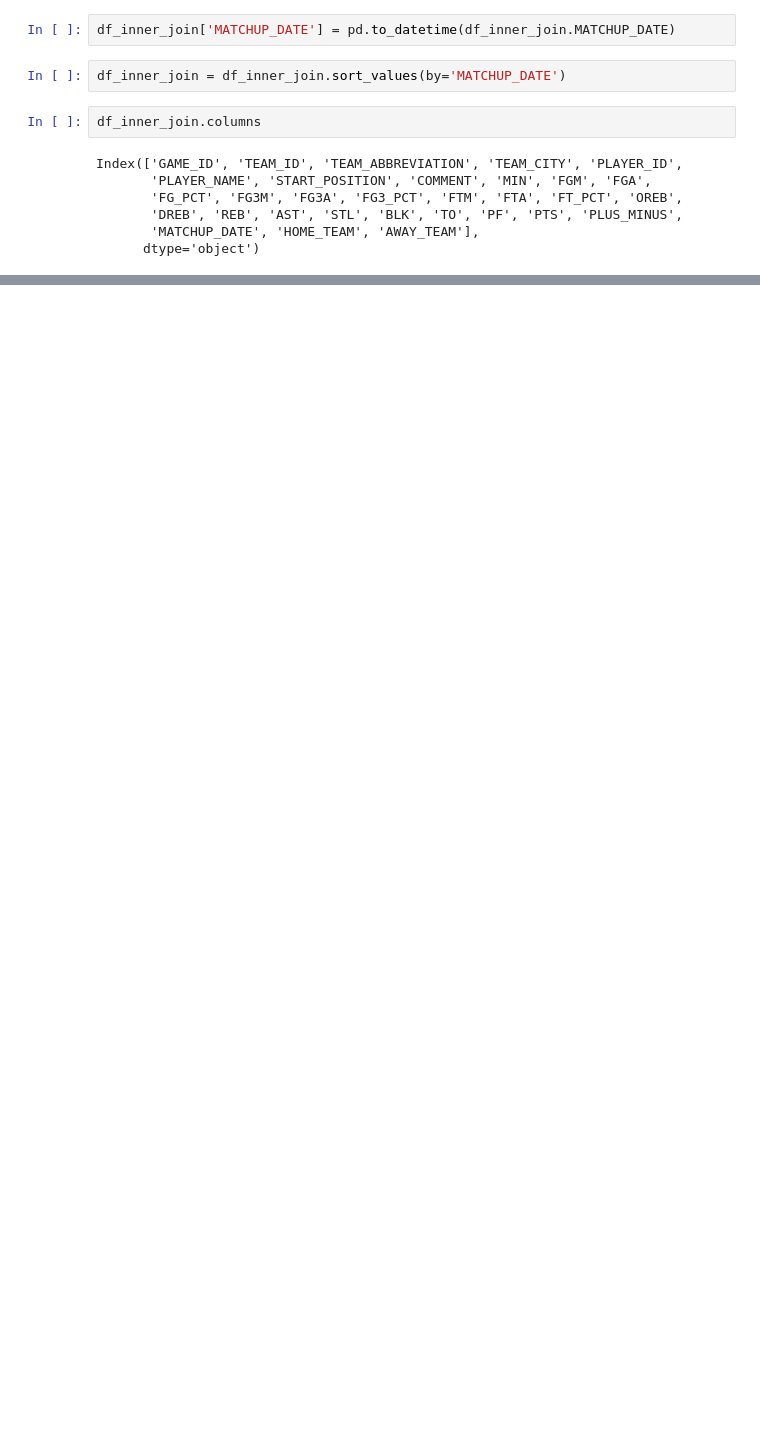
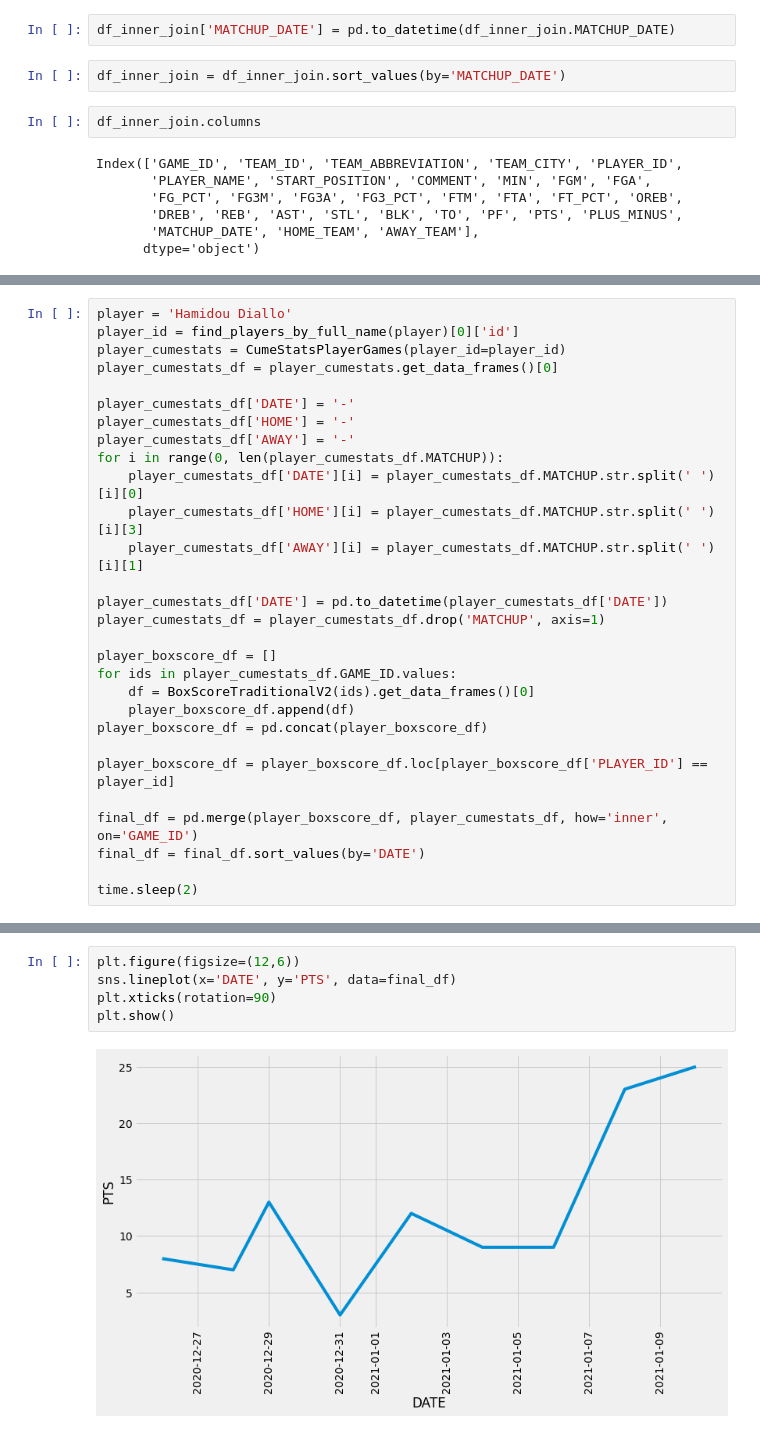
Before and after one commit to Sba121/basketball_analytics, a Jupyter notebook: Mini projects/Yahoo_Fantasy_Team_2020-2021.ipynb, the cells around one changed output, grey strips where cells are left out. Saved outputs shown, nothing was run; the diff lists cells and outputs as text; blank space fills up the shorter version.

```diff
--- a/Mini projects/Yahoo_Fantasy_Team_2020-2021.ipynb
+++ b/Mini projects/Yahoo_Fantasy_Team_2020-2021.ipynb
@@ -448,0 +429,29 @@ Al Horford
+# %%
+player = 'Hamidou Diallo'
+player_id = find_players_by_full_name(player)[0]['id']
+player_cumestats = CumeStatsPlayerGames(player_id=player_id)
+player_cumestats_df = player_cumestats.get_data_frames()[0]
+
+player_cumestats_df['DATE'] = '-'
+player_cumestats_df['HOME'] = '-'
+player_cumestats_df['AWAY'] = '-'
+for i in range(0, len(player_cumestats_df.MATCHUP)):
+    player_cumestats_df['DATE'][i] = player_cumestats_df.MATCHUP.str.split(' ')[i][0]
+    player_cumestats_df['HOME'][i] = player_cumestats_df.MATCHUP.str.split(' ')[i][3]
+    player_cumestats_df['AWAY'][i] = player_cumestats_df.MATCHUP.str.split(' ')[i][1]
+
+player_cumestats_df['DATE'] = pd.to_datetime(player_cumestats_df['DATE'])
+player_cumestats_df = player_cumestats_df.drop('MATCHUP', axis=1)
+
+player_boxscore_df = []
+for ids in player_cumestats_df.GAME_ID.values:
+    df = BoxScoreTraditionalV2(ids).get_data_frames()[0]
+    player_boxscore_df.append(df)
+player_boxscore_df = pd.concat(player_boxscore_df)
+
+player_boxscore_df = player_boxscore_df.loc[player_boxscore_df['PLAYER_ID'] == player_id]
+
+final_df = pd.merge(player_boxscore_df, player_cumestats_df, how='inner', on='GAME_ID')
+final_df = final_df.sort_values(by='DATE')
+
+time.sleep(2)
@@ -448,0 +481,7 @@ Al Horford
+# %%
+plt.figure(figsize=(12,6))
+sns.lineplot(x='DATE', y='PTS', data=final_df)
+plt.xticks(rotation=90)
+plt.show()
+# %% [output]
+[figure, added]
```
Also changed, not shown: parts of 29 cells of this notebook.
